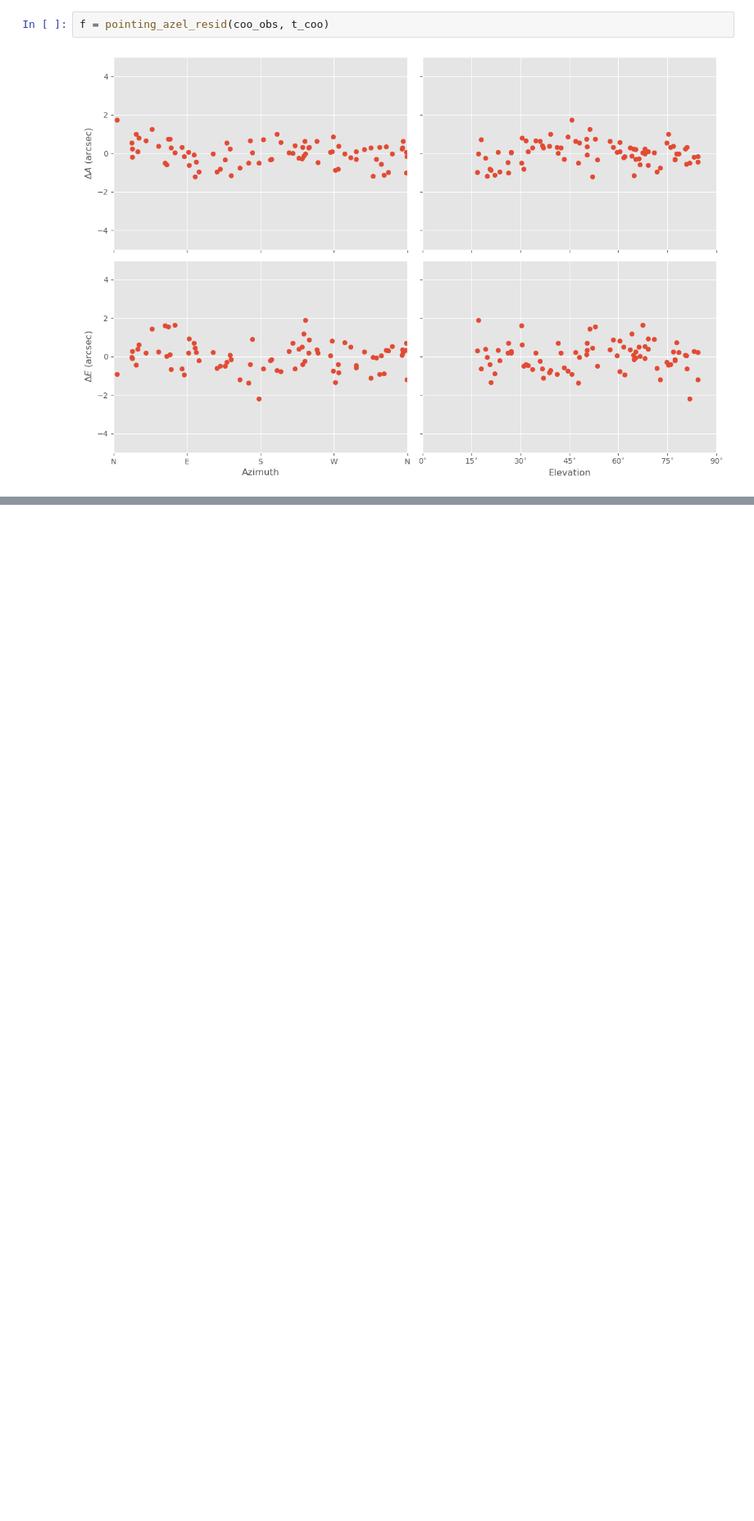
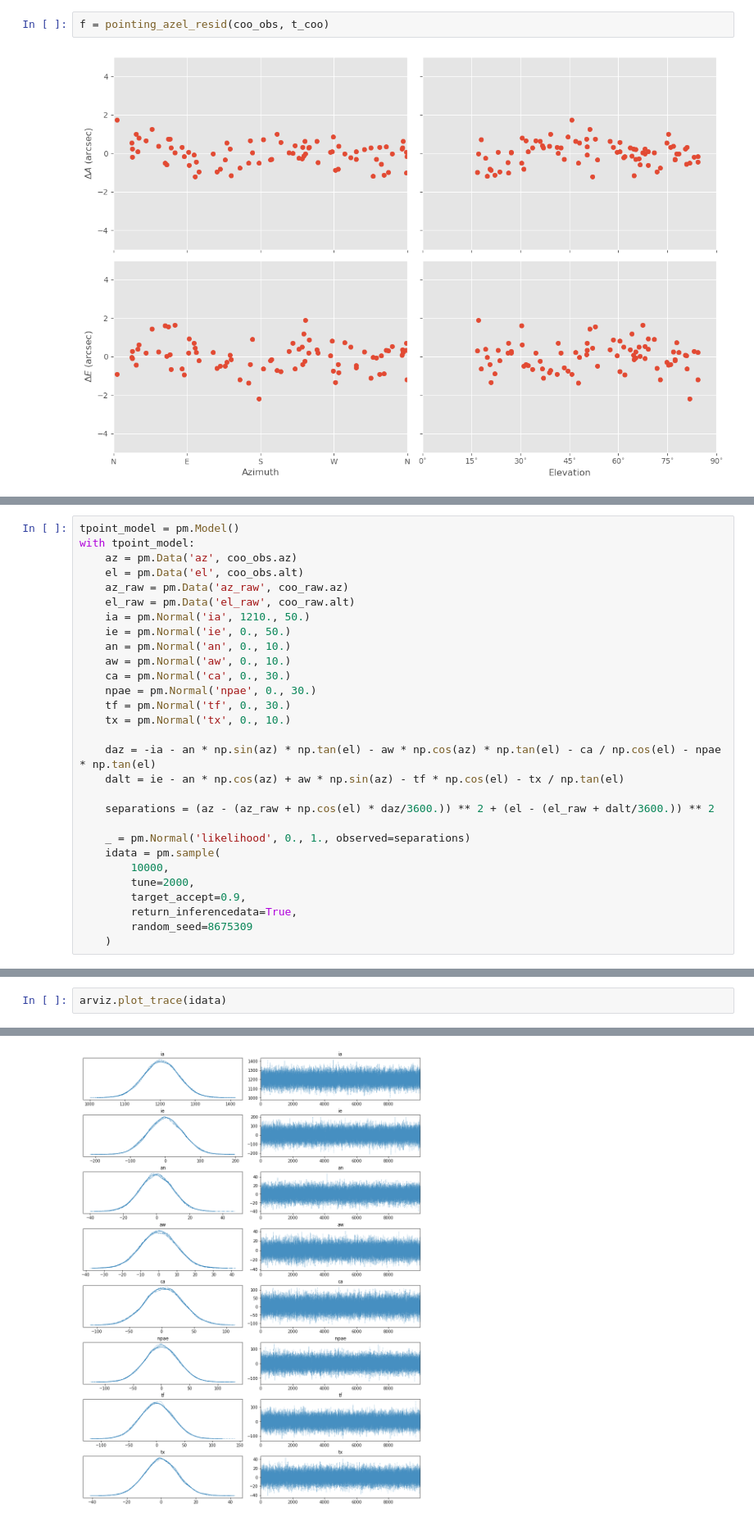
Before and after one commit to MMTObservatory/pointing_analysis, a Jupyter notebook: pointing_data/20210821/tpoint.ipynb, the cells around one changed output, grey strips where cells are left out. Shown at 82% size. Saved outputs shown, nothing was run; the diff lists cells and outputs as text; blank space fills up the shorter version.

Commit message:
first cut of mcmc tpoint model

```diff
--- a/pointing_data/20210821/tpoint.ipynb
+++ b/pointing_data/20210821/tpoint.ipynb
@@ -216,0 +238,29 @@ f = pointing_azel_resid(coo_obs, t_coo)
+# %%
+tpoint_model = pm.Model()
+with tpoint_model:
+    az = pm.Data('az', coo_obs.az)
+    el = pm.Data('el', coo_obs.alt)
+    az_raw = pm.Data('az_raw', coo_raw.az)
+    el_raw = pm.Data('el_raw', coo_raw.alt)
+    ia = pm.Normal('ia', 1210., 50.)
+    ie = pm.Normal('ie', 0., 50.)
+    an = pm.Normal('an', 0., 10.)
+    aw = pm.Normal('aw', 0., 10.)
+    ca = pm.Normal('ca', 0., 30.)
+    npae = pm.Normal('npae', 0., 30.)
+    tf = pm.Normal('tf', 0., 30.)
+    tx = pm.Normal('tx', 0., 10.)
+
+    daz = -ia - an * np.sin(az) * np.tan(el) - aw * np.cos(az) * np.tan(el) - ca / np.cos(el) - npae * np.tan(el)
+    dalt = ie - an * np.cos(az) + aw * np.sin(az) - tf * np.cos(el) - tx / np.tan(el)
+
+    separations = (az - (az_raw + np.cos(el) * daz/3600.)) ** 2 + (el - (el_raw + dalt/3600.)) ** 2
+
+    _ = pm.Normal('likelihood', 0., 1., observed=separations)
+    idata = pm.sample(
+        10000,
+        tune=2000,
+        target_accept=0.9,
+        return_inferencedata=True,
+        random_seed=8675309
+    )
@@ -216,0 +274,3 @@ f = pointing_azel_resid(coo_obs, t_coo)
+# %%
+arviz.plot_trace(idata)
+# %% [output]
@@ -216,0 +293 @@ f = pointing_azel_resid(coo_obs, t_coo)
+[figure, added]
```
Also changed, not shown: parts of 8 cells of this notebook.
